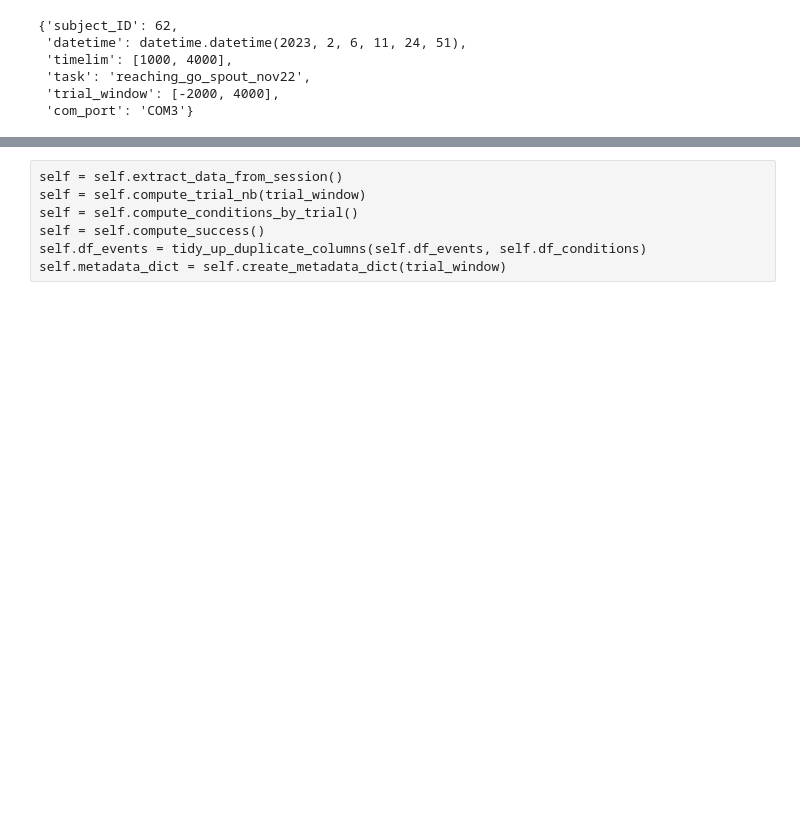
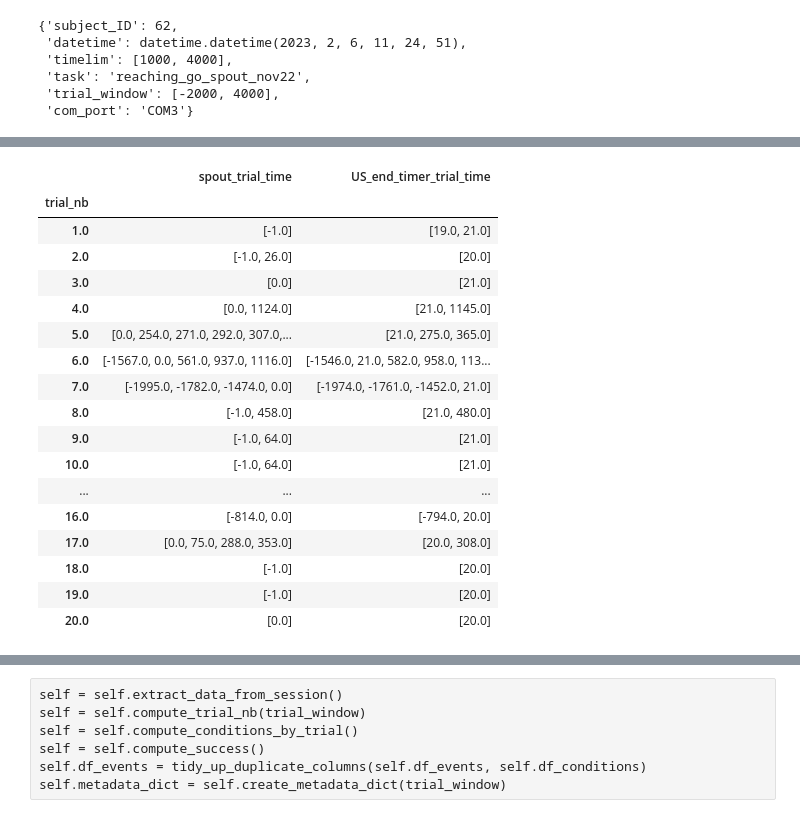
Before and after one commit to juliencarponcy/trialexp, a Jupyter notebook: notebooks/noncanonical/single_session_analsysis/Convert dataset.ipynb, the cells around one changed output, grey strips where cells are left out. Saved outputs shown, nothing was run; the diff lists cells and outputs as text; code cells hidden in the pictures; blank space fills up the shorter version.

```diff
--- a/notebooks/noncanonical/single_session_analsysis/Convert dataset.ipynb
+++ b/notebooks/noncanonical/single_session_analsysis/Convert dataset.ipynb
@@ -87,0 +109,21 @@ compute_success(df_events_trials, df_conditions,
+# %%
+df_events_trials.loc[:,['spout_trial_time','US_end_timer_trial_time']]
+# %% [output]
+|  | spout_trial_time | US_end_timer_trial_time |
+| trial_nb |  |  |
+| 1.0 | [-1.0] | [19.0, 21.0] |
+| 2.0 | [-1.0, 26.0] | [20.0] |
+| 3.0 | [0.0] | [21.0] |
+| 4.0 | [0.0, 1124.0] | [21.0, 1145.0] |
+| 5.0 | [0.0, 254.0, 271.0, 292.0, 307.0,... | [21.0, 275.0, 365.0] |
+| 6.0 | [-1567.0, 0.0, 561.0, 937.0, 1116.0] | [-1546.0, 21.0, 582.0, 958.0, 113... |
+| 7.0 | [-1995.0, -1782.0, -1474.0, 0.0] | [-1974.0, -1761.0, -1452.0, 21.0] |
+| 8.0 | [-1.0, 458.0] | [21.0, 480.0] |
+| 9.0 | [-1.0, 64.0] | [21.0] |
+| 10.0 | [-1.0, 64.0] | [21.0] |
+| ... | ... | ... |
+| 16.0 | [-814.0, 0.0] | [-794.0, 20.0] |
+| 17.0 | [0.0, 75.0, 288.0, 353.0] | [20.0, 308.0] |
+| 18.0 | [-1.0] | [20.0] |
+| 19.0 | [-1.0] | [20.0] |
+| 20.0 | [0.0] | [20.0] |
```
Also changed, not shown: parts of 9 cells of this notebook.
